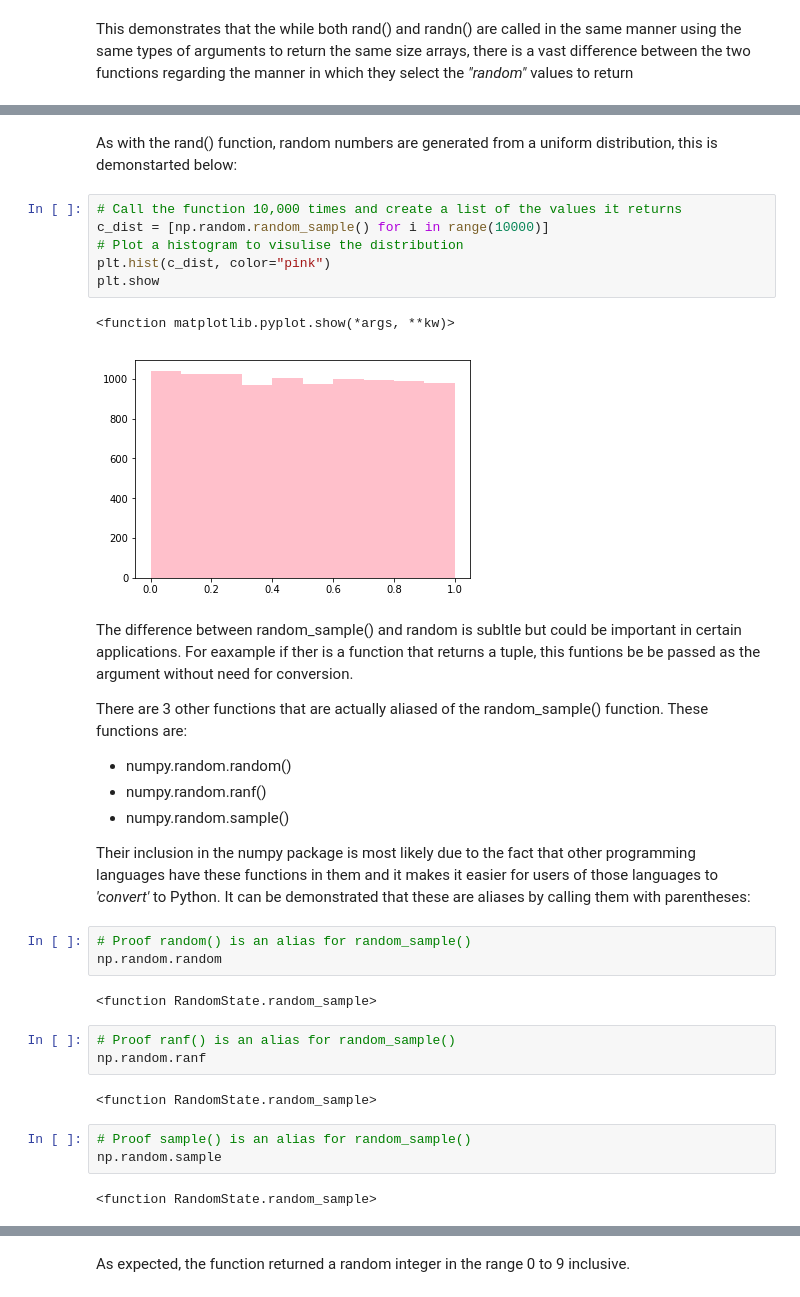
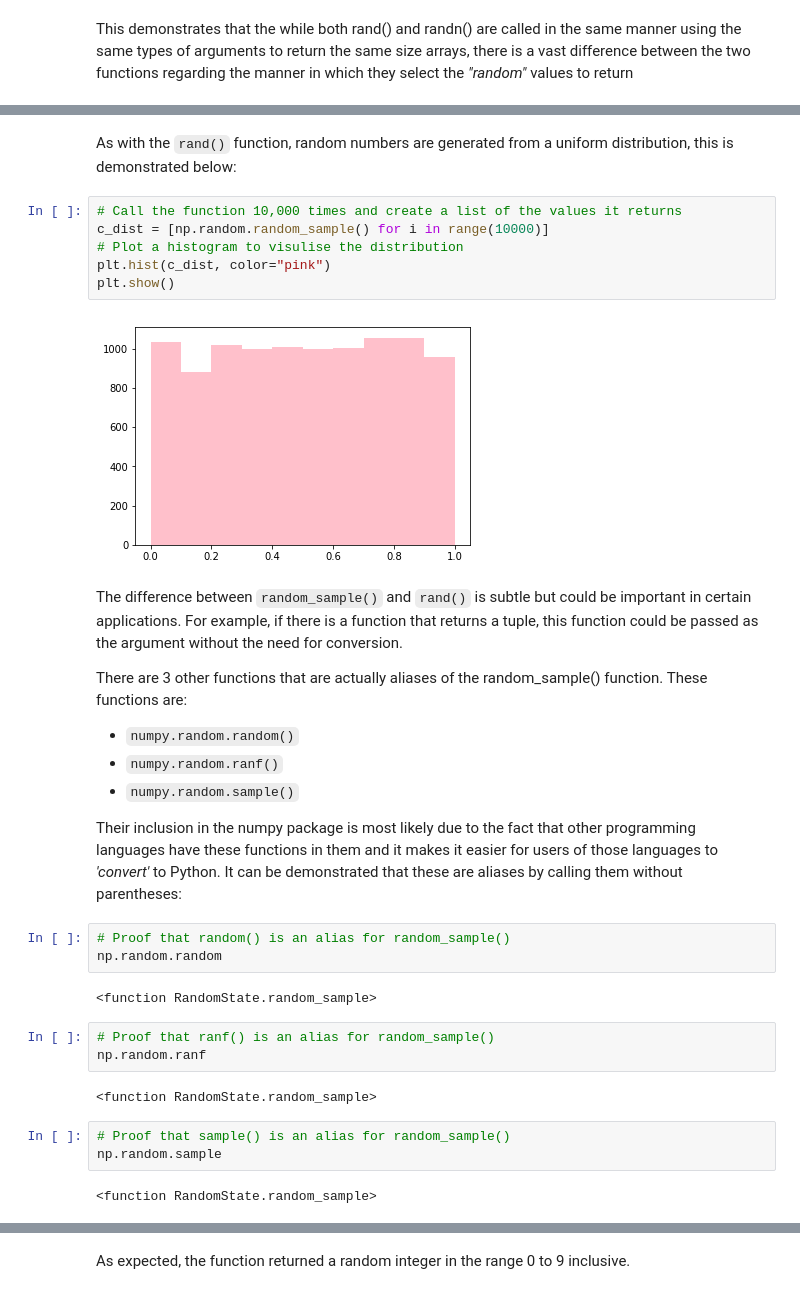
Before and after one commit to shkyler/gmit-pfda-exercises, a Jupyter notebook: numpyrandom.ipynb, the cells around one changed output, grey strips where cells are left out. Cells and saved outputs as stored; diff of their text form.

Commit message:
initial proof read of sections 1,2 and 3

```diff
--- a/numpyrandom.ipynb
+++ b/numpyrandom.ipynb
@@ -160,35 +159,34 @@ print(c_array)
 # %% [markdown]
-As with the rand() function, random numbers are generated from a uniform distribution, this is demonstarted below:
+As with the `rand()` function, random numbers are generated from a uniform distribution, this is demonstrated below:
 # %%
 # Call the function 10,000 times and create a list of the values it returns
 c_dist = [np.random.random_sample() for i in range(10000)]
 # Plot a histogram to visulise the distribution
 plt.hist(c_dist, color="pink")
-plt.show
+plt.show()
 # %% [output]
-<function matplotlib.pyplot.show(*args, **kw)>
-[figure, old version]
+[figure, new version]
 # %% [markdown]
-The difference between random_sample() and random is subltle but could be important in certain applications. For eaxample if ther is a function that returns a tuple, this funtions be be passed as the argument without need for conversion.
+The difference between `random_sample()` and `rand()` is subtle but could be important in certain applications. For example, if there is a function that returns a tuple, this function could be passed as the argument without the need for conversion.
 
-There are 3 other functions that are actually aliased of the random_sample() function. These functions are:
-* numpy.random.random()
-* numpy.random.ranf()
-* numpy.random.sample()
+There are 3 other functions that are actually aliases of the random_sample() function. These functions are:
+* `numpy.random.random()`
+* `numpy.random.ranf()`
+* `numpy.random.sample()`
 
-Their inclusion in the numpy package is most likely due to the fact that other programming languages have these functions in them and it makes it easier for users of those languages to *'convert'* to Python. It can be demonstrated that these are aliases by calling them with parentheses:
+Their inclusion in the numpy package is most likely due to the fact that other programming languages have these functions in them and it makes it easier for users of those languages to *'convert'* to Python. It can be demonstrated that these are aliases by calling them without parentheses:
 # %%
-# Proof random() is an alias for random_sample()
+# Proof that random() is an alias for random_sample()
 np.random.random
 # %% [output]
 <function RandomState.random_sample>
 # %%
-# Proof ranf() is an alias for random_sample()
+# Proof that ranf() is an alias for random_sample()
 np.random.ranf
 # %% [output]
 <function RandomState.random_sample>
 # %%
-# Proof sample() is an alias for random_sample()
+# Proof that sample() is an alias for random_sample()
 np.random.sample
 # %% [output]
 <function RandomState.random_sample>
```
Also changed, not shown: parts of 33 cells of this notebook.
